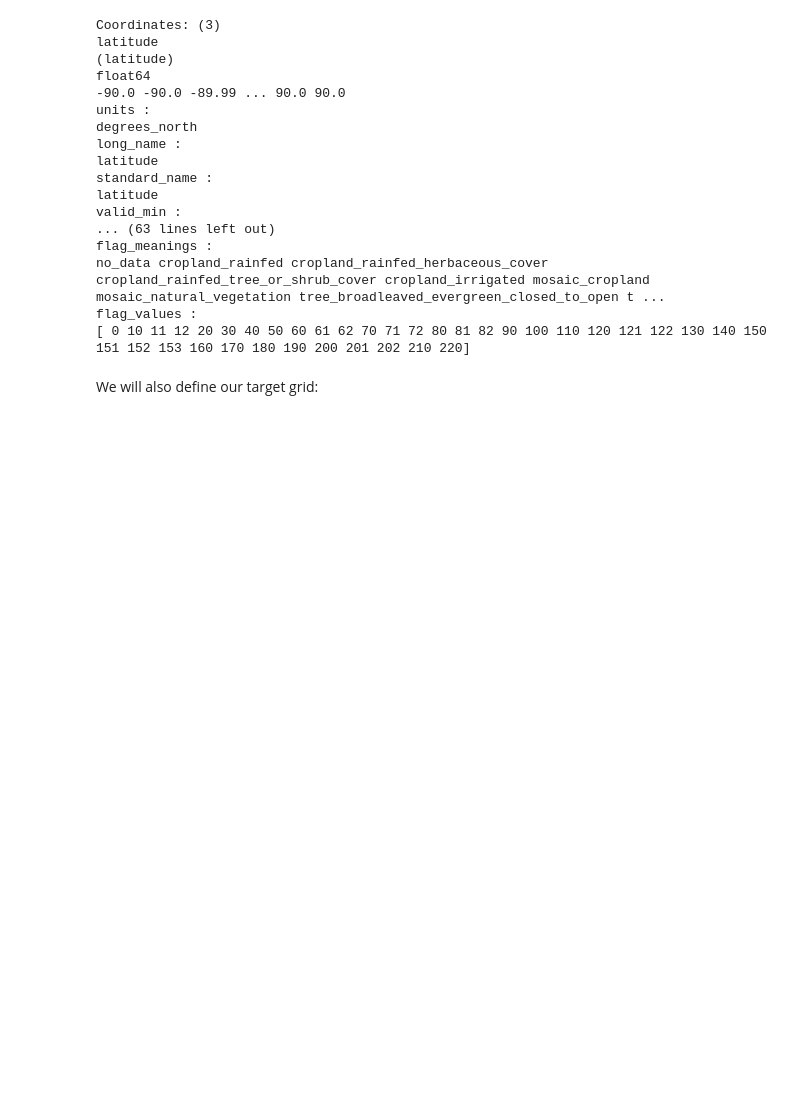
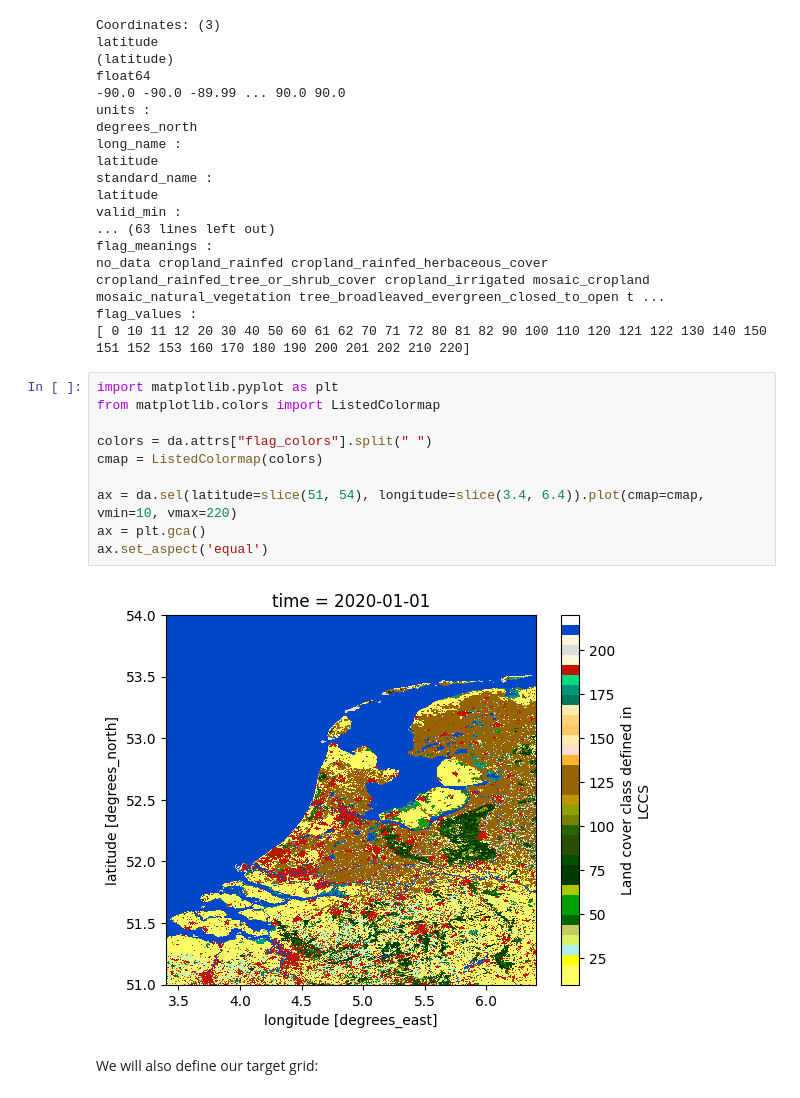
Before and after one commit to xarray-contrib/xarray-regrid, a Jupyter notebook: docs/notebooks/demos/demo_most_common.ipynb, the cells around one changed output. Cells and saved outputs as stored; diff of their text form; blank space fills up the shorter version.

```diff
--- a/docs/notebooks/demos/demo_most_common.ipynb
+++ b/docs/notebooks/demos/demo_most_common.ipynb
@@ -56,6 +56,18 @@ flag_meanings :
 no_data cropland_rainfed cropland_rainfed_herbaceous_cover cropland_rainfed_tree_or_shrub_cover cropland_irrigated mosaic_cropland mosaic_natural_vegetation tree_broadleaved_evergreen_closed_to_open t ...
 flag_values :
 [ 0 10 11 12 20 30 40 50 60 61 62 70 71 72 80 81 82 90 100 110 120 121 122 130 140 150 151 152 153 160 170 180 190 200 201 202 210 220]
+# %%
+import matplotlib.pyplot as plt
+from matplotlib.colors import ListedColormap
+
+colors = da.attrs["flag_colors"].split(" ")
+cmap = ListedColormap(colors)
+
+ax = da.sel(latitude=slice(51, 54), longitude=slice(3.4, 6.4)).plot(cmap=cmap, vmin=10, vmax=220)
+ax = plt.gca()
+ax.set_aspect('equal')
+# %% [output]
+[figure, added]
 # %% [markdown]
 We will also define our target grid:
 # %%
```
Also changed, not shown: parts of 3 cells of this notebook, 1 other file.
